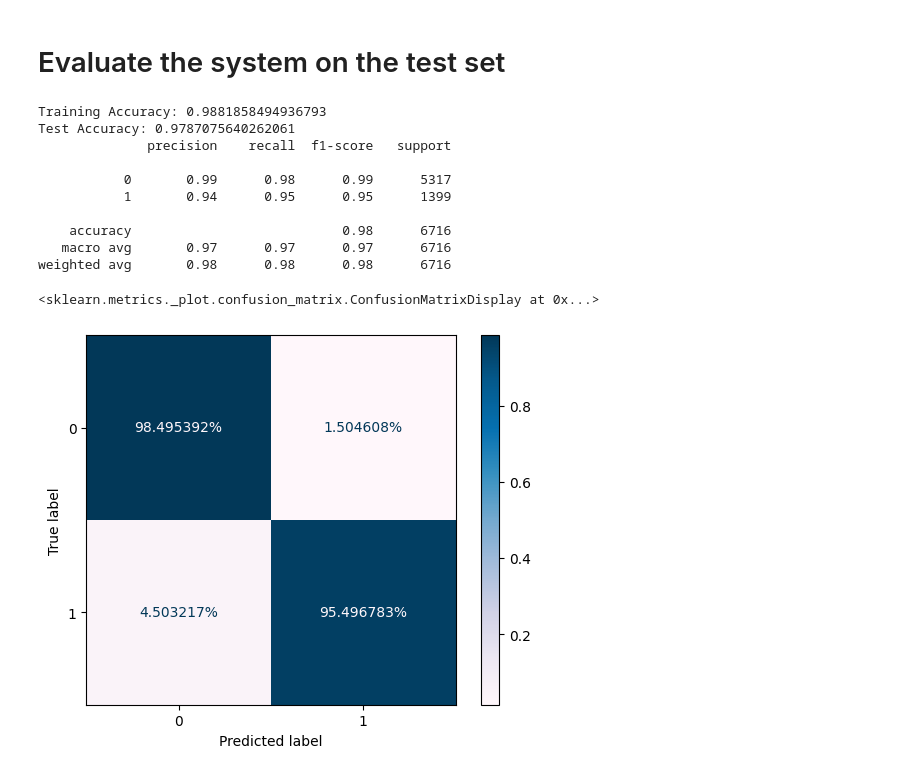
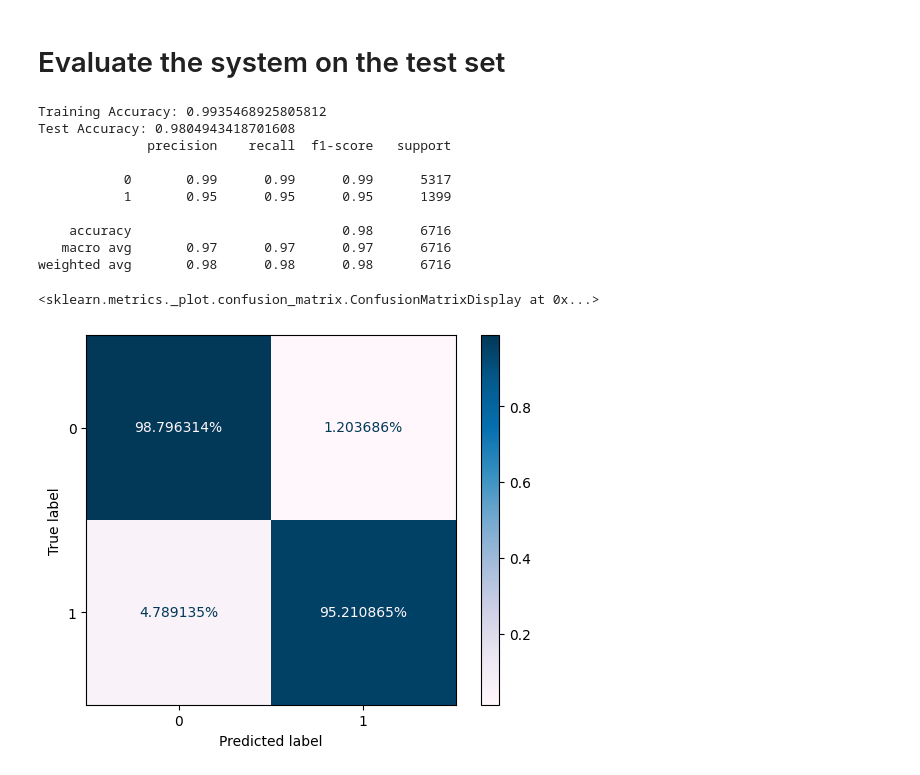
Before and after one commit to lypsoty112/Machine-Learning-Project, a Jupyter notebook: training3.ipynb, the cells around one changed output. Saved outputs shown, nothing was run; the diff lists cells and outputs as text; code cells hidden in the pictures.

```diff
--- a/training3.ipynb
+++ b/training3.ipynb
@@ -209,27 +207,2 @@ plt.show()
 # %% [markdown]
 # Fine-tune the best model
-# %%
-best_pipeline = Pipeline([
-    ("imputer", SimpleImputer(strategy="median")),
-    ("scaler", RobustScaler()),
-    ("model", RandomForestClassifier())
-])
-
-
-# Create a grid of hyperparameters
-param_grid = {
-    "model__n_estimators": [10, 50, 100, 200],
-    "model__max_depth": [None, 5, 10, 20],
-    "model__min_samples_split": [2, 5, 10],
-    "model__min_samples_leaf": [1, 2, 4],
-}
-
-from sklearn.model_selection import GridSearchCV
-
-# Create the grid search
-grid_search = GridSearchCV(best_pipeline, param_grid, cv=5, verbose=2, n_jobs=-1)
-# Fit the grid search
-grid_search.fit(X_train, y_train)
-
-# Get the best parameters
-grid_search.best_params_
@@ -243,40 +320,47 @@ Fitting 5 folds for each of 144 candidates, totalling 720 fits
 # Evaluate the system on the test set
 # %%
 # Train based on the best parameters
-best_pipeline = grid_search.best_estimator_
+best_pipeline = Pipeline([
+    ("imputer", KNNImputer(n_neighbors=10)),
+    ("scaler", RobustScaler()),
+    ("model", RandomForestClassifier(
+        n_estimators=best_params["n_estimators"],
+        max_depth=best_params["max_depth"],
+        min_samples_split=best_params["min_samples_split"],
+        min_samples_leaf=best_params["min_samples_leaf"]
+    ))
+])
 best_pipeline.fit(X_train, y_train)
 
 # Get the training and test accuracy
 train_acc = best_pipeline.score(X_train, y_train)
 test_acc = best_pipeline.score(X_test, y_test)
 
 print(f"Training Accuracy: {train_acc}")
 print(f"Test Accuracy: {test_acc}")
 
 # Get the predictions
-y_pred = best_pipeline.predict(X_test)
-
 from sklearn.metrics import classification_report, ConfusionMatrixDisplay
 
 predictions = best_pipeline.predict(X_test)
 
 # Print the classification report
 print(classification_report(y_test, predictions))
 
 # Plot the confusion matrix with percentage values
 plt.rc('font', size=10)  # extra code
 ConfusionMatrixDisplay.from_predictions(y_test, predictions,
                                         normalize="true", values_format=".6%", cmap="PuBu")
 # %% [output]
-Training Accuracy: 0.9881858494936793
-Test Accuracy: 0.9787075640262061
+Training Accuracy: 0.9935468925805812
+Test Accuracy: 0.9804943418701608
               precision    recall  f1-score   support
 
-           0       0.99      0.98      0.99      5317
-           1       0.94      0.95      0.95      1399
+           0       0.99      0.99      0.99      5317
+           1       0.95      0.95      0.95      1399
 
     accuracy                           0.98      6716
    macro avg       0.97      0.97      0.97      6716
 weighted avg       0.98      0.98      0.98      6716
 <sklearn.metrics._plot.confusion_matrix.ConfusionMatrixDisplay at 0x...>
-[figure, old version]
+[figure, new version]
```
Also changed, not shown: parts of 5 cells of this notebook, 1 other file.
